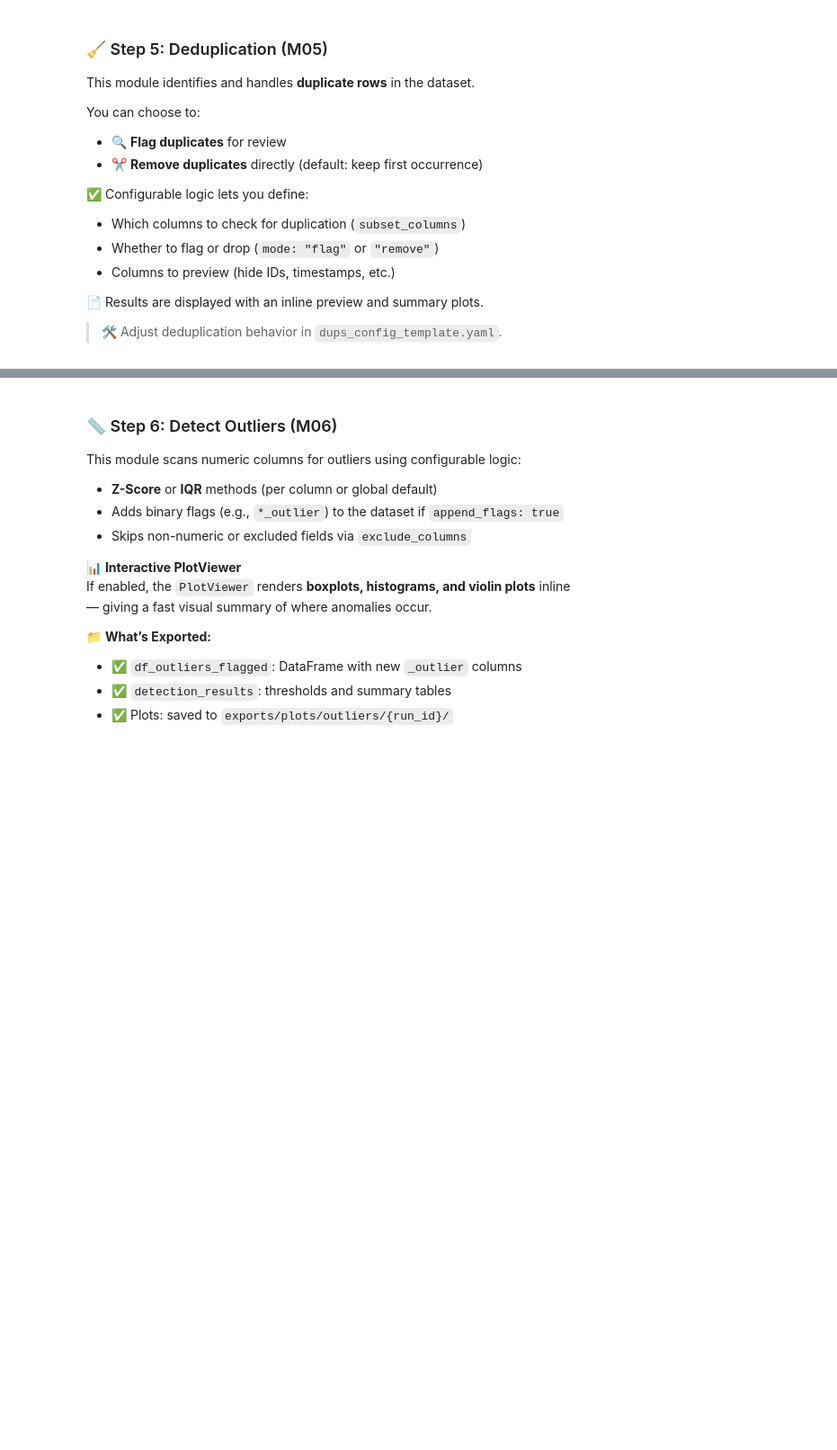
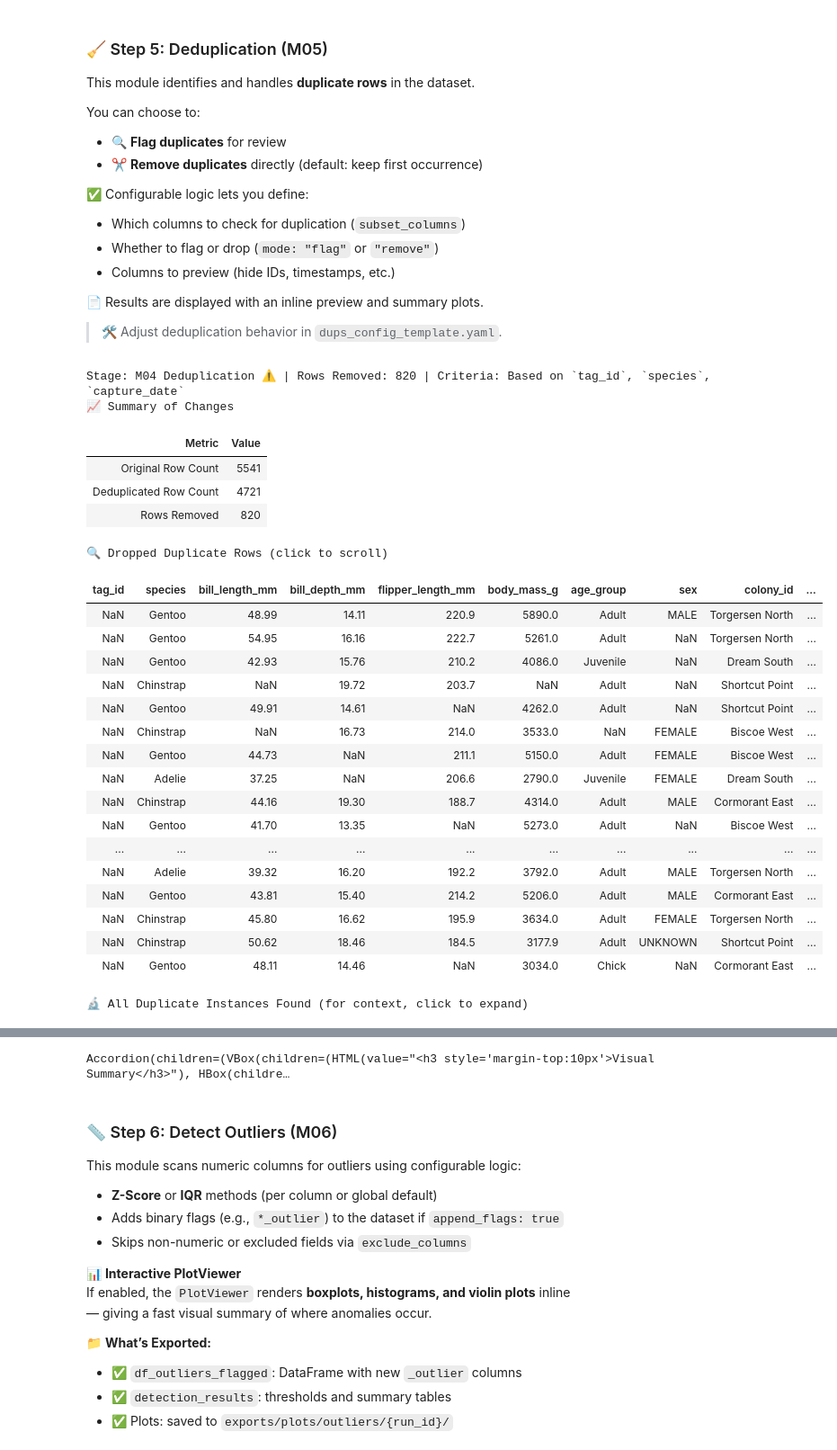
Before and after one commit to G-Schumacher44/analyst_toolkit, a Jupyter notebook: notebooks/00_analyst_toolkit_modular_demo.ipynb, the cells around one changed output, grey strips where cells are left out. Shown at 90% size. Cells and saved outputs as stored; diff of their text form; code cells hidden in the pictures; blank space fills up the shorter version.

Commit message:
pre-cleanup push - stable
-flagging logic works
-removal logic works
-multi run feature via chanign the run_id
-html display works

```diff
--- a/notebooks/00_analyst_toolkit_modular_demo.ipynb
+++ b/notebooks/00_analyst_toolkit_modular_demo.ipynb
@@ -219,23 +325,47 @@ You can choose to:
 # %%
 # ♻️ D04: Dedupliction and Duplicates Handling
 
 from analyst_toolkit.m00_utils.config_loader import load_config
 from analyst_toolkit.m00_utils.load_data import load_csv
 from analyst_toolkit.m04_duplicates.run_dupes_pipeline import run_duplicates_pipeline
 import logging
 
-# --- Load Full Config ---
+# --- Load Config ---
 config = load_config("config/dups_config_template.yaml")
-dup_cfg = config.get("duplicates", {})
 notebook_mode = config.get("notebook", True)
 run_id = config.get("run_id")
 
 
-
-# --- Run Duplicates Module ---
+# --- Run Duplicates Module (now in 'flag' mode) ---
 df_deduped = run_duplicates_pipeline(
-    config=dup_cfg,
+    config=config,
     df=df_certified,
     notebook=notebook_mode,
     run_id=run_id
 )
+# %% [output]
+Stage: M04 Deduplication ⚠️ | Rows Removed: 820 | Criteria: Based on `tag_id`, `species`, `capture_date`
+📈 Summary of Changes
+| Metric | Value |
+| Original Row Count | 5541 |
+| Deduplicated Row Count | 4721 |
+| Rows Removed | 820 |
+🔍 Dropped Duplicate Rows (click to scroll)
+| tag_id | species | bill_length_mm | bill_depth_mm | flipper_length_mm | body_mass_g | age_group | sex | colony_id | ... |
+| NaN | Gentoo | 48.99 | 14.11 | 220.9 | 5890.0 | Adult | MALE | Torgersen North | ... |
+| NaN | Gentoo | 54.95 | 16.16 | 222.7 | 5261.0 | Adult | NaN | Torgersen North | ... |
+| NaN | Gentoo | 42.93 | 15.76 | 210.2 | 4086.0 | Juvenile | NaN | Dream South | ... |
+| NaN | Chinstrap | NaN | 19.72 | 203.7 | NaN | Adult | NaN | Shortcut Point | ... |
+| NaN | Gentoo | 49.91 | 14.61 | NaN | 4262.0 | Adult | NaN | Shortcut Point | ... |
+| NaN | Chinstrap | NaN | 16.73 | 214.0 | 3533.0 | NaN | FEMALE | Biscoe West | ... |
+| NaN | Gentoo | 44.73 | NaN | 211.1 | 5150.0 | Adult | FEMALE | Biscoe West | ... |
+| NaN | Adelie | 37.25 | NaN | 206.6 | 2790.0 | Juvenile | FEMALE | Dream South | ... |
+| NaN | Chinstrap | 44.16 | 19.30 | 188.7 | 4314.0 | Adult | MALE | Cormorant East | ... |
+| NaN | Gentoo | 41.70 | 13.35 | NaN | 5273.0 | Adult | NaN | Biscoe West | ... |
+| ... | ... | ... | ... | ... | ... | ... | ... | ... | ... |
+| NaN | Adelie | 39.32 | 16.20 | 192.2 | 3792.0 | Adult | MALE | Torgersen North | ... |
+| NaN | Gentoo | 43.81 | 15.40 | 214.2 | 5206.0 | Adult | MALE | Cormorant East | ... |
+| NaN | Chinstrap | 45.80 | 16.62 | 195.9 | 3634.0 | Adult | FEMALE | Torgersen North | ... |
+| NaN | Chinstrap | 50.62 | 18.46 | 184.5 | 3177.9 | Adult | UNKNOWN | Shortcut Point | ... |
+| NaN | Gentoo | 48.11 | 14.46 | NaN | 3034.0 | Chick | NaN | Cormorant East | ... |
+🔬 All Duplicate Instances Found (for context, click to expand)
@@ -241,0 +389 @@ df_deduped = run_duplicates_pipeline(
+Accordion(children=(VBox(children=(HTML(value="<h3 style='margin-top:10px'>Visual Summary</h3>"), HBox(childre…
```
Also changed, not shown: parts of 9 cells of this notebook, 16 other files.
